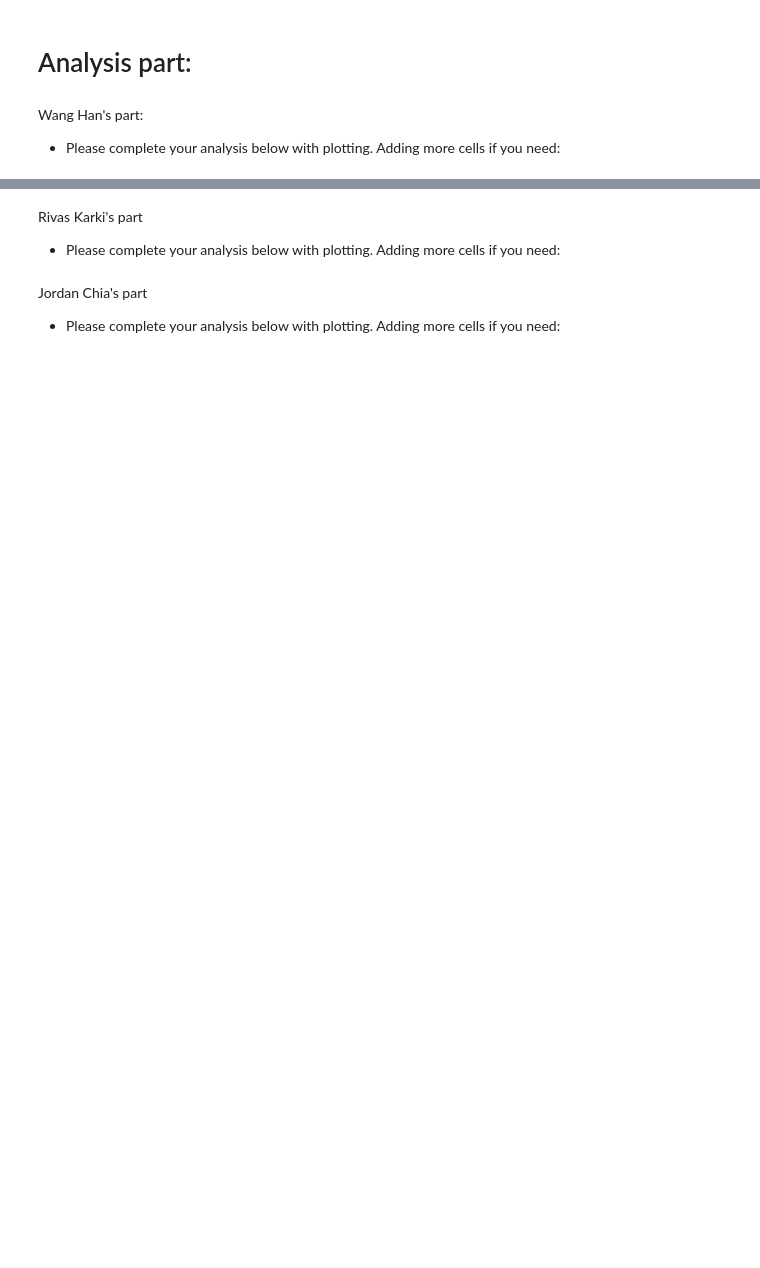
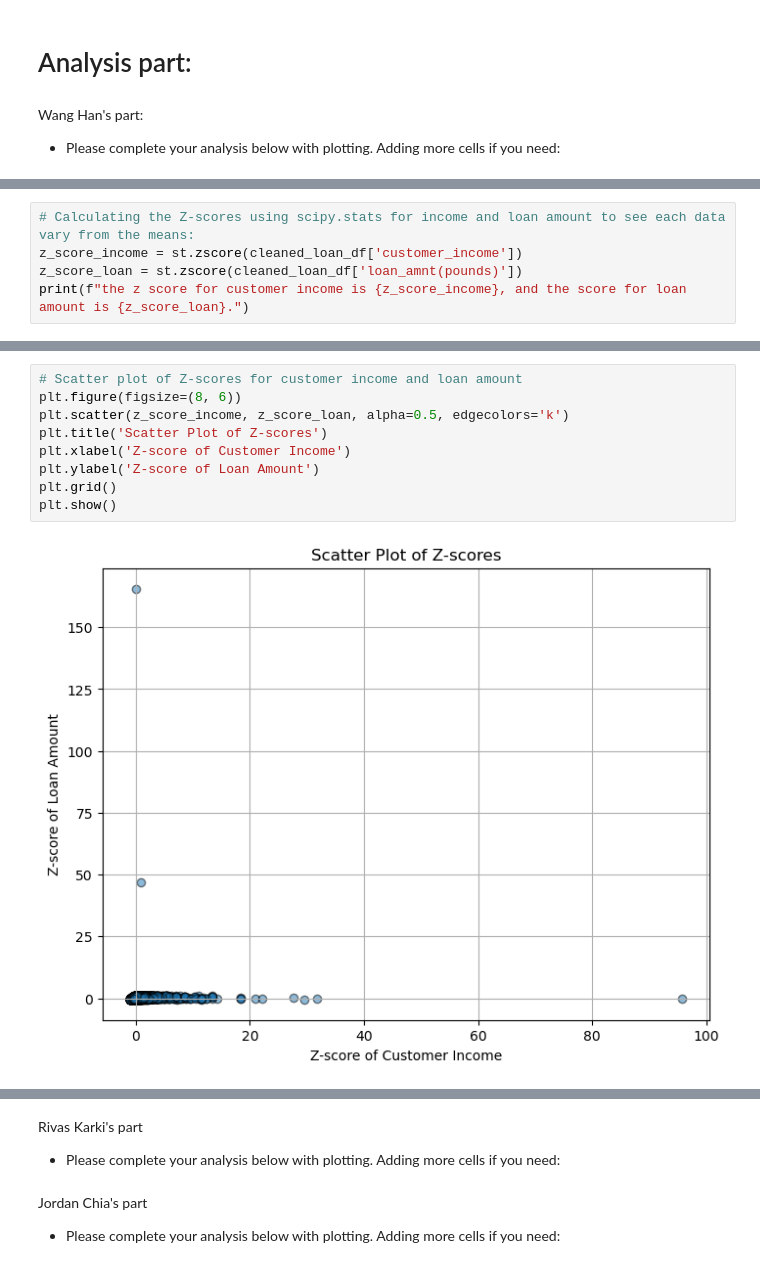
Before and after one commit to Oatsinthepine/Project_1_group8, a Jupyter notebook: Starter_notebook.ipynb, the cells around one changed output, grey strips where cells are left out. Cells and saved outputs as stored; diff of their text form; blank space fills up the shorter version.

```diff
--- a/Starter_notebook.ipynb
+++ b/Starter_notebook.ipynb
@@ -211,0 +255,5 @@ Ziyue Zhou's part
+# %%
+# Calculating the Z-scores using scipy.stats for income and loan amount to see each data vary from the means:
+z_score_income = st.zscore(cleaned_loan_df['customer_income'])
+z_score_loan = st.zscore(cleaned_loan_df['loan_amnt(pounds)'])
+print(f"the z score for customer income is {z_score_income}, and the score for loan amount is {z_score_loan}.")
@@ -211,0 +278,11 @@ Ziyue Zhou's part
+# %%
+# Scatter plot of Z-scores for customer income and loan amount
+plt.figure(figsize=(8, 6))
+plt.scatter(z_score_income, z_score_loan, alpha=0.5, edgecolors='k')
+plt.title('Scatter Plot of Z-scores')
+plt.xlabel('Z-score of Customer Income')
+plt.ylabel('Z-score of Loan Amount')
+plt.grid()
+plt.show()
+# %% [output]
+[figure, added]
```
Also changed, not shown: parts of 37 cells of this notebook, 3 other files.
